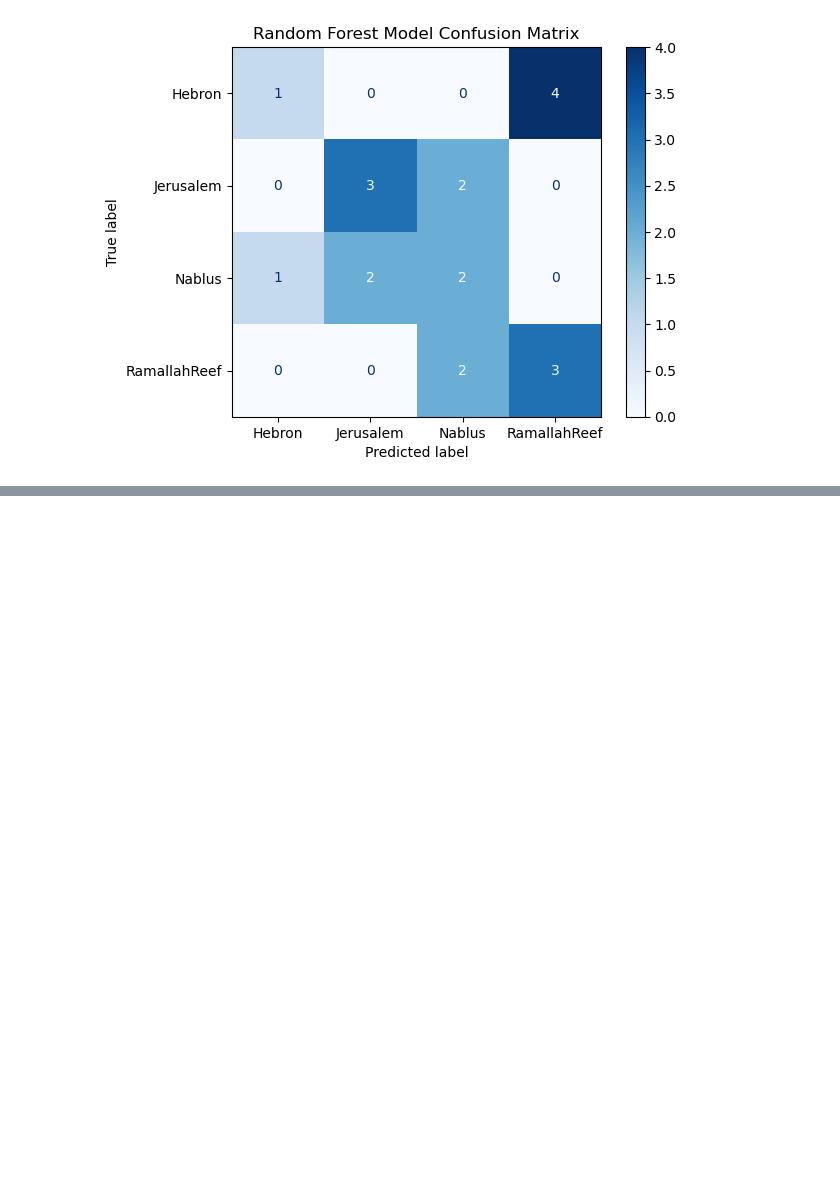
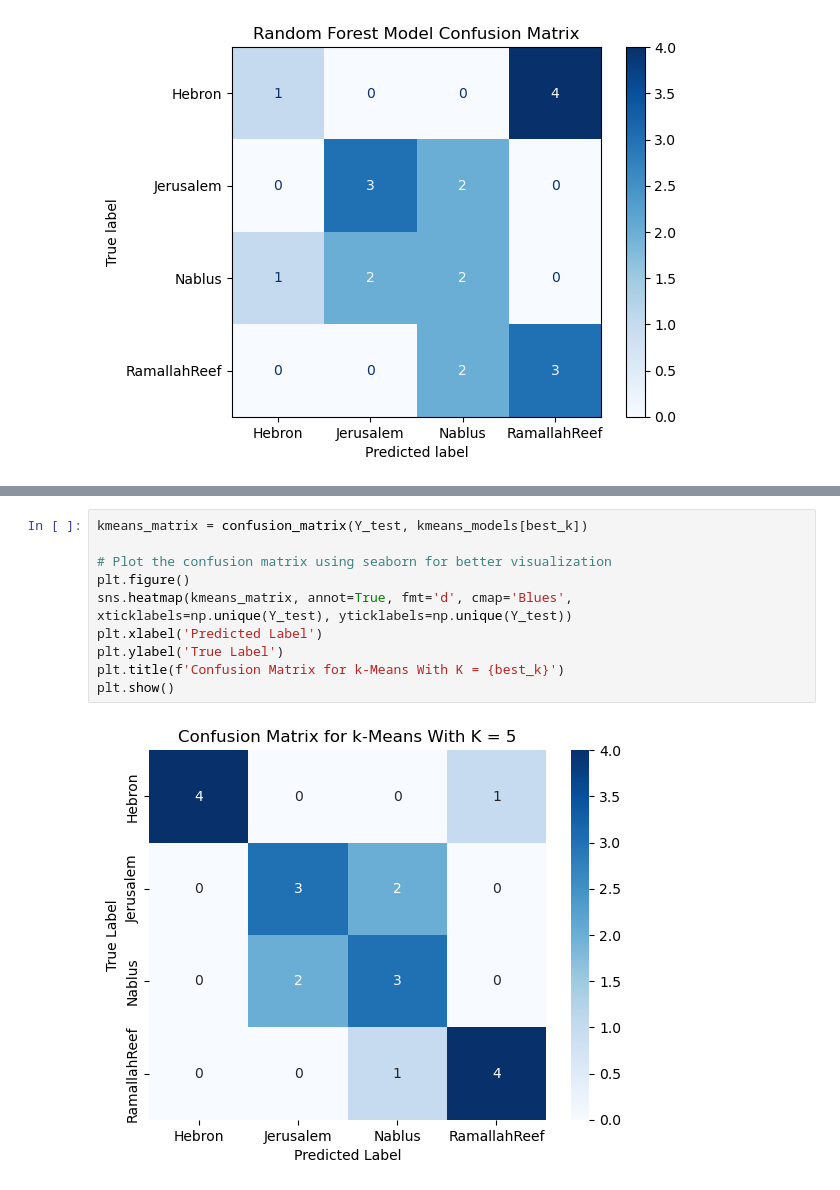
Before and after one commit to MahmoudKH02/Accent-Recognition_Model, a Jupyter notebook: Spoken_Project.ipynb, the cells around one changed output, grey strips where cells are left out. Cells and saved outputs as stored; diff of their text form; blank space fills up the shorter version.

```diff
--- a/Spoken_Project.ipynb
+++ b/Spoken_Project.ipynb
@@ -301,0 +394,12 @@ plt.show()
+# %%
+kmeans_matrix = confusion_matrix(Y_test, kmeans_models[best_k])
+
+# Plot the confusion matrix using seaborn for better visualization
+plt.figure()
+sns.heatmap(kmeans_matrix, annot=True, fmt='d', cmap='Blues', xticklabels=np.unique(Y_test), yticklabels=np.unique(Y_test))
+plt.xlabel('Predicted Label')
+plt.ylabel('True Label')
+plt.title(f'Confusion Matrix for k-Means With K = {best_k}')
+plt.show()
+# %% [output]
+[figure, added]
```
Also changed, not shown: parts of 13 cells of this notebook.
